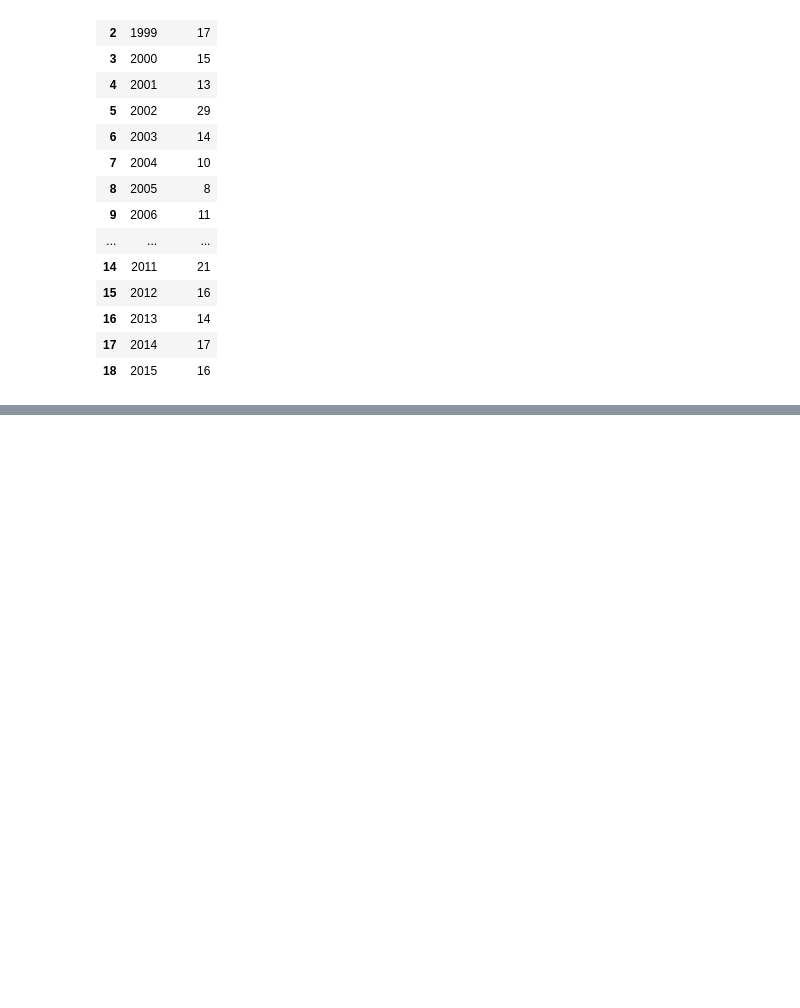
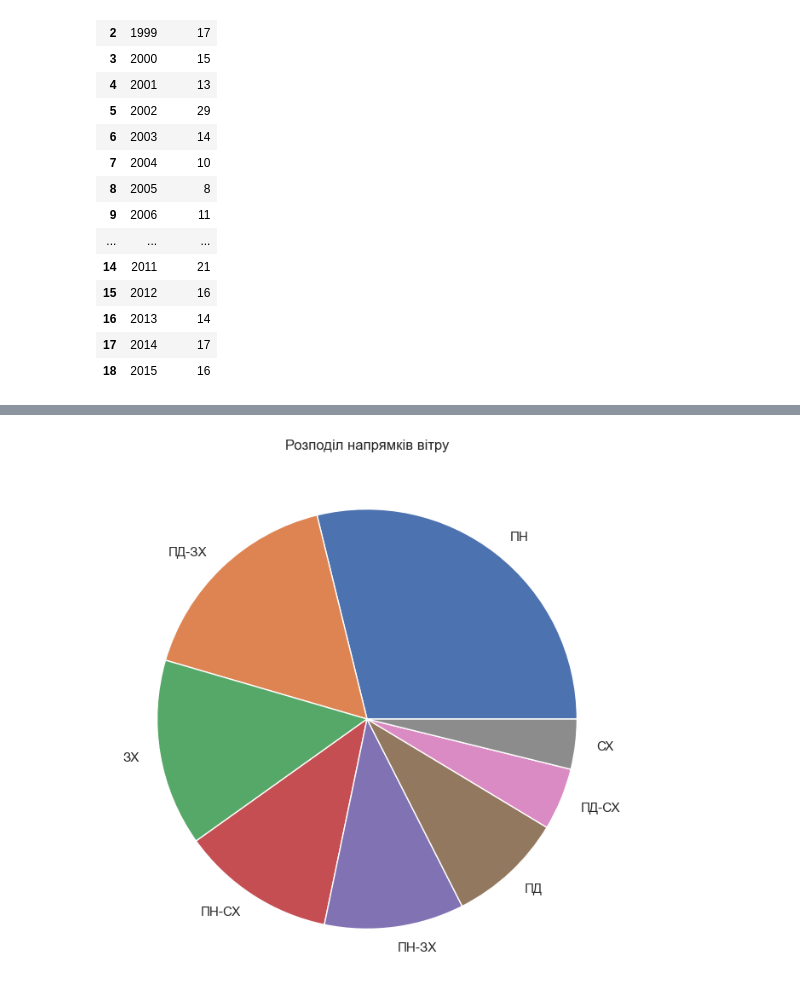
Before and after one commit to weissh0rn9/FAM_MLB, a Jupyter notebook: lab1/lab1.ipynb, the cells around one changed output, grey strips where cells are left out. Saved outputs shown, nothing was run; the diff lists cells and outputs as text; code cells hidden in the pictures; blank space fills up the shorter version.

```diff
--- a/lab1/lab1.ipynb
+++ b/lab1/lab1.ipynb
@@ -296,0 +355,8 @@ fog_df_by_years
+# %%
+def degree_to_direction(degr):
+    direction = ['ПН', 'ПН-СХ', 'СХ', 'ПД-СХ', 'ПД', 'ПД-ЗХ', 'ЗХ', 'ПН-ЗХ']
+    index = int(((degr + 22.5) % 360) // 45)
+    return direction[index]
+
+weather_df['WindDir'] = weather_df['WindDirDegrees'].apply(degree_to_direction)
+weather_df[['WindDirDegrees', 'WindDir']].head(7)
@@ -296,0 +372,12 @@ fog_df_by_years
+# %%
+direction_counts = weather_df['WindDir'].value_counts()
+direction_counts
+
+plt.figure(figsize=(8,8))
+plt.pie(direction_counts.values,
+        labels=direction_counts.index,
+       )
+plt.title('Розподіл напрямків вітру')
+plt.show()
+# %% [output]
+[figure, added]
```
Also changed, not shown: parts of 5 cells of this notebook.
